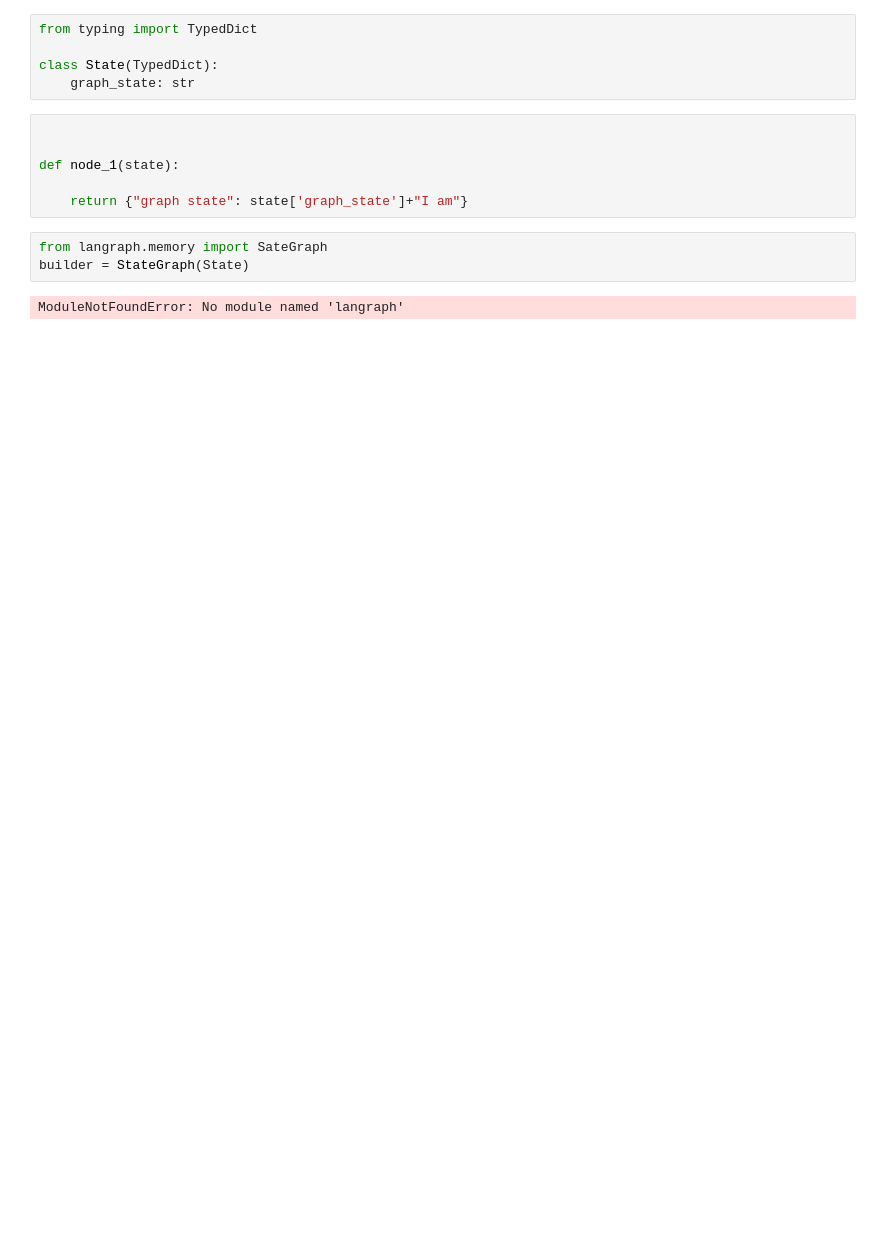
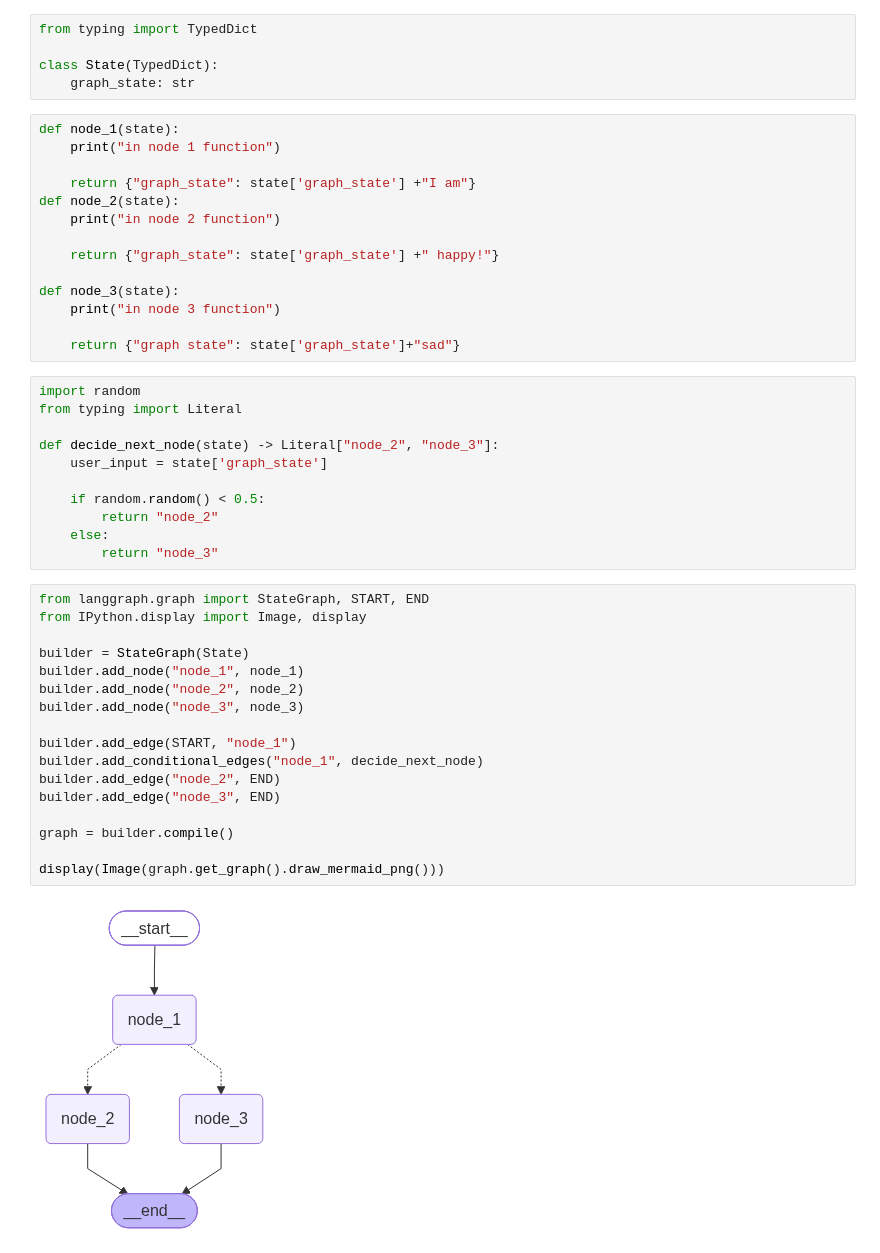
Before and after one commit to palamsaiteja333/langgraph-agentic-systems, a Jupyter notebook: my-simple-graph.ipynb, the cells around one changed output. Drawn from its saved outputs; the diff is of its cells as text; blank space fills up the shorter version.

```diff
--- a/my-simple-graph.ipynb
+++ b/my-simple-graph.ipynb
@@ -7,13 +4,46 @@ from typing import TypedDict
 class State(TypedDict):
     graph_state: str
 # %%
+def node_1(state):
+    print("in node 1 function")
 
+    return {"graph_state": state['graph_state'] +"I am"}
+def node_2(state):
+    print("in node 2 function")
 
-def node_1(state):
+    return {"graph_state": state['graph_state'] +" happy!"}
 
-    return {"graph state": state['graph_state']+"I am"}
+def node_3(state):
+    print("in node 3 function")
+
+    return {"graph state": state['graph_state']+"sad"}
+# %%
+import random
+from typing import Literal
+
+def decide_next_node(state) -> Literal["node_2", "node_3"]:
+    user_input = state['graph_state']
+
+    if random.random() < 0.5:
+        return "node_2"
+    else:
+        return "node_3"
 # %%
-from langraph.memory import SateGraph
+from langgraph.graph import StateGraph, START, END
+from IPython.display import Image, display
+
 builder = StateGraph(State)
+builder.add_node("node_1", node_1)
+builder.add_node("node_2", node_2)
+builder.add_node("node_3", node_3)
+
+builder.add_edge(START, "node_1")
+builder.add_conditional_edges("node_1", decide_next_node)
+builder.add_edge("node_2", END)
+builder.add_edge("node_3", END)
+
+graph = builder.compile()
+
+display(Image(graph.get_graph().draw_mermaid_png()))
 # %% [output]
-ModuleNotFoundError: No module named 'langraph'
+[figure, added]
```
Also changed, not shown: parts of 6 cells of this notebook, 5 other files.
